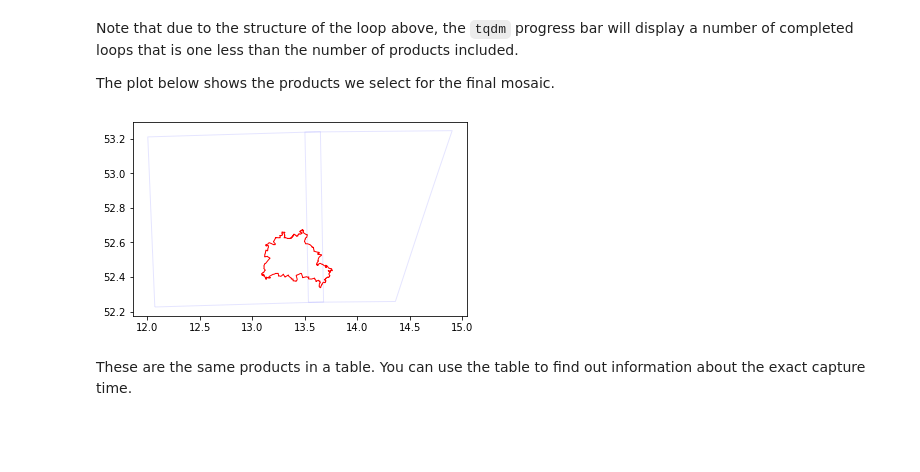
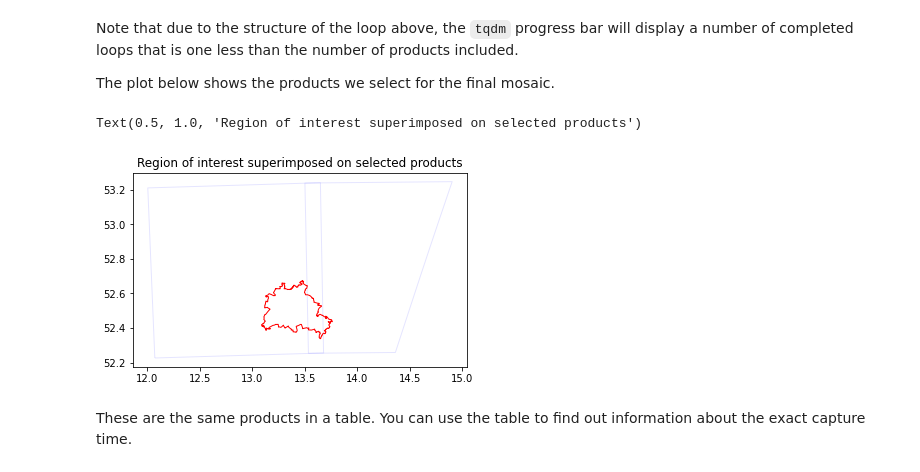
Before and after one commit to rrrnld/earth-observation-for-journalism, a Jupyter notebook: true-color-image/01 Download and plot single true-color image.ipynb, the cells around one changed output. Drawn from its saved outputs; the diff is of its cells as text; code cells hidden in the pictures; blank space fills up the shorter version.

```diff
--- a/true-color-image/01 Download and plot single true-color image.ipynb
+++ b/true-color-image/01 Download and plot single true-color image.ipynb
@@ -106,9 +112,11 @@ The plot below shows the products we select for the final mosaic.
 # %%
 plot_all([gdf.loc[:idx], footprint],
         [{'facecolor': 'none', 'edgecolor': 'blue', 'alpha': 0.1},
-        {'facecolor': 'none', 'edgecolor': 'red'}])
+         {'facecolor': 'none', 'edgecolor': 'red'}])
+pplt.title('Region of interest superimposed on selected products')
 # %% [output]
+Text(0.5, 1.0, 'Region of interest superimposed on selected products')
-[figure, old version]
+[figure, new version]
 # %% [markdown]
 These are the same products in a table.
 You can use the table to find out information about the exact capture time.
```
Also changed, not shown: parts of 11 cells of this notebook, 3 other files.
